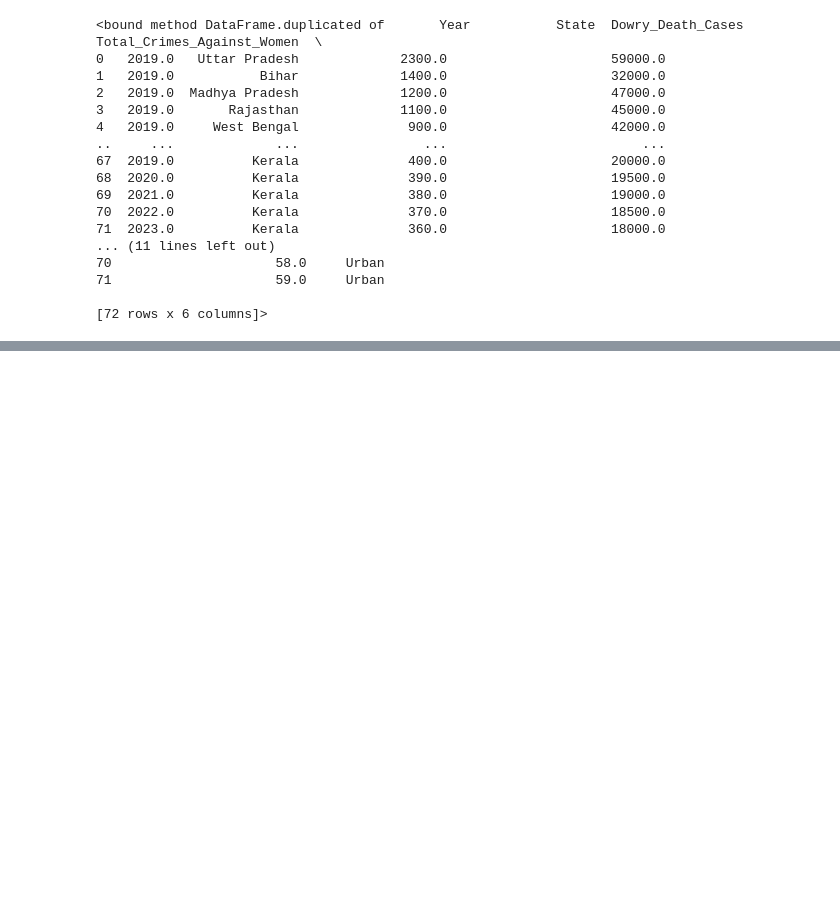
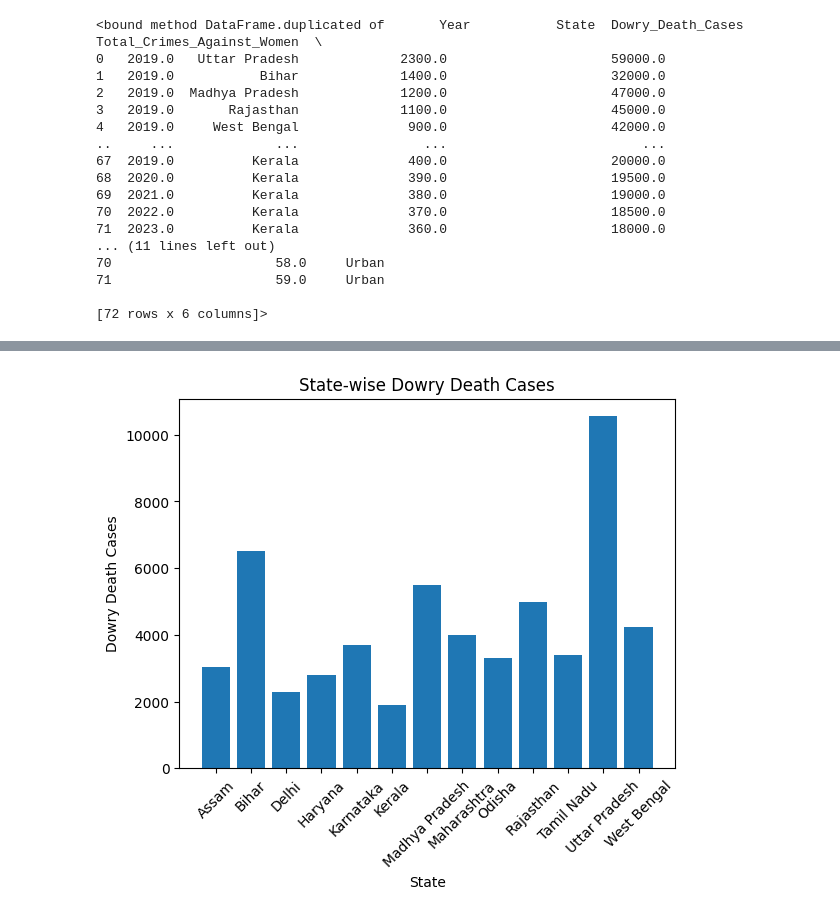
Before and after one commit to sonamkri2519/internship_projects, a Jupyter notebook: test.ipynb, the cells around one changed output, grey strips where cells are left out. Drawn from its saved outputs; the diff is of its cells as text; code cells hidden in the pictures; blank space fills up the shorter version.

```diff
--- a/test.ipynb
+++ b/test.ipynb
@@ -69,0 +82,12 @@ df.duplicated
+# %%
+state_data = df.groupby("State")["Dowry_Death_Cases"].sum()
+
+plt.figure()
+plt.bar(state_data.index, state_data.values)
+plt.title("State-wise Dowry Death Cases")
+plt.xlabel("State")
+plt.ylabel("Dowry Death Cases")
+plt.xticks(rotation=45)
+plt.show()
+# %% [output]
+[figure, added]
```
Also changed, not shown: parts of 5 cells of this notebook.
